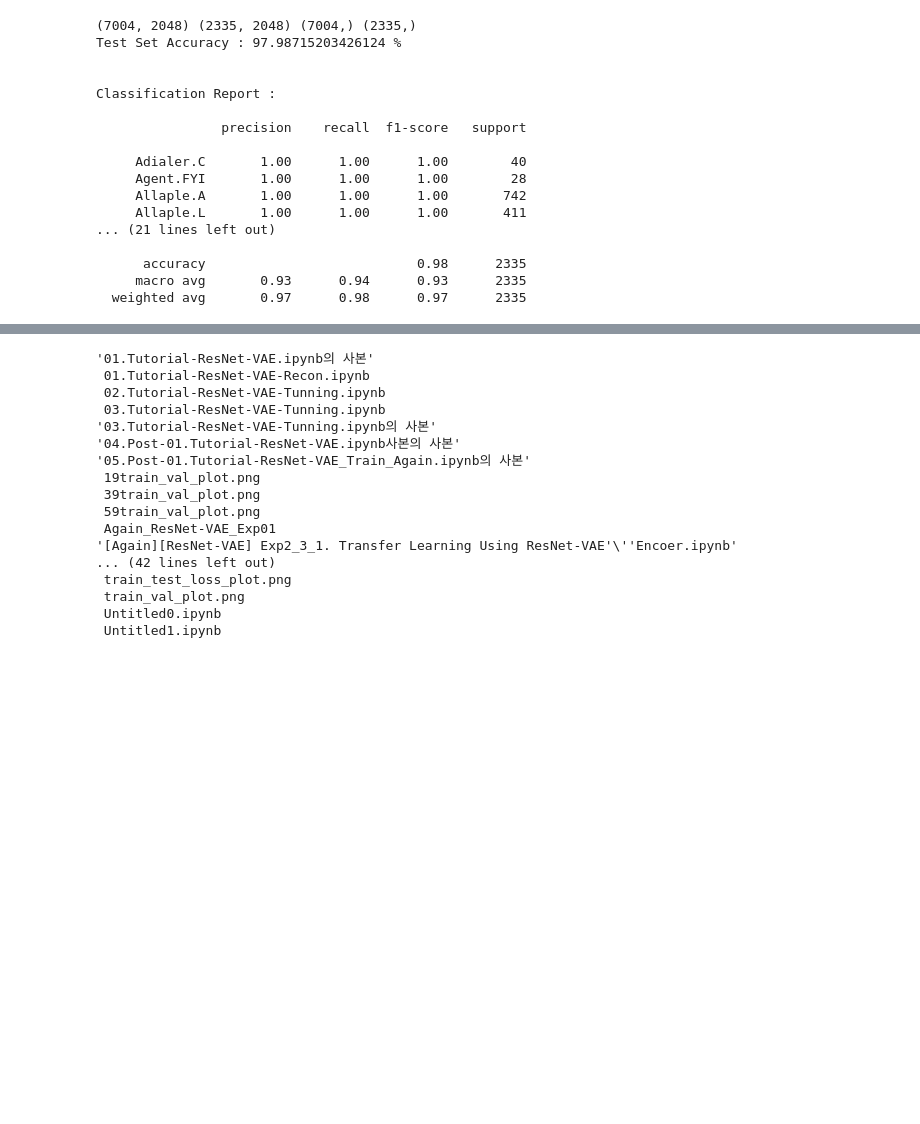
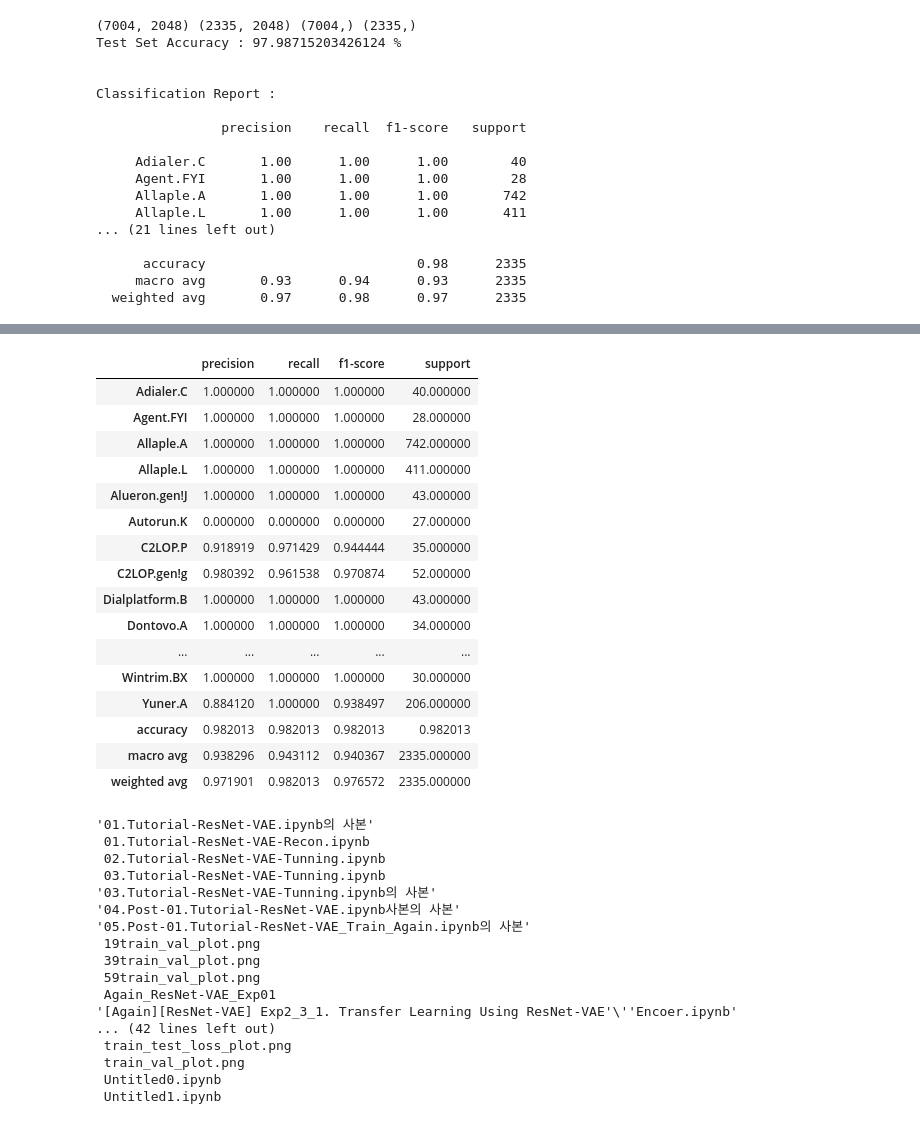
Before and after one commit to Steve-YJ/Colab_Exercise, a Jupyter notebook: [Graduate]_(feature_extraction)_03_ResNet_152_FeatureExtraction_from_pretrained_finetune_ResNet_152.ipynb, the cells around one changed output, grey strips where cells are left out. Cells and saved outputs as stored; diff of their text form; code cells hidden in the pictures; blank space fills up the shorter version.

Commit message:
:bookmark: Start Training ResNet-VAE latent vector with SVM one-vs-rest -20.11.20.Fri. am 100-

```diff
--- a/[Graduate]_(feature_extraction)_03_ResNet_152_FeatureExtraction_from_pretrained_finetune_ResNet_152.ipynb
+++ b/[Graduate]_(feature_extraction)_03_ResNet_152_FeatureExtraction_from_pretrained_finetune_ResNet_152.ipynb
@@ -838,0 +766,5 @@ Classification Report :
+# %%
+target = pd.DataFrame(latent_vectors[:, -1], columns=['type'])
+target = target['type'].apply(lambda x: target_name[x])
+merged = pd.concat([result, target], axis=1)
+merged.head()
@@ -838,0 +779,32 @@ Classification Report :
+# %%
+from sklearn.datasets import load_wine
+from sklearn.multiclass import OneVsRestClassifier
+from sklearn.svm import SVC
+from sklearn.metrics import accuracy_score, classification_report
+from sklearn.model_selection import train_test_split
+import warnings
+import numpy as np
+from sklearn.model_selection import train_test_split
+
+
+X, y = merged.iloc[:, :-1], merged.iloc[:, -1]
+X_train, X_test, y_train, y_test = train_test_split(X, y, test_size=0.25, random_state=42)
+
+print(X_train.shape, X_test.shape, y_train.shape, y_test.shape)
+
+'''
+Reference: https://www.geeksforgeeks.org/one-vs-rest-strategy-for-multi-class-classification/
+'''
+
+# Creating the SVM model
+model = OneVsRestClassifier(SVC())
+
+# Fitting the model with training data
+model.fit(X_train, y_train)
+
+# Making a prediction on the test set
+prediction = model.predict(X_test)
+
+# Evaluating the model
+print(f"Test Set Accuracy : {accuracy_score(y_test, prediction) * 100} %\n\n")
+print(f"Classification Report : \n\n{classification_report(y_test, prediction)}")
@@ -838,0 +829,21 @@ Classification Report :
+# %%
+df = pd.DataFrame(classification_report(y_test, prediction, output_dict=True)).transpose()
+df
+# %% [output]
+|  | precision | recall | f1-score | support |
+| Adialer.C | 1.000000 | 1.000000 | 1.000000 | 40.000000 |
+| Agent.FYI | 1.000000 | 1.000000 | 1.000000 | 28.000000 |
+| Allaple.A | 1.000000 | 1.000000 | 1.000000 | 742.000000 |
+| Allaple.L | 1.000000 | 1.000000 | 1.000000 | 411.000000 |
+| Alueron.gen!J | 1.000000 | 1.000000 | 1.000000 | 43.000000 |
+| Autorun.K | 0.000000 | 0.000000 | 0.000000 | 27.000000 |
+| C2LOP.P | 0.918919 | 0.971429 | 0.944444 | 35.000000 |
+| C2LOP.gen!g | 0.980392 | 0.961538 | 0.970874 | 52.000000 |
+| Dialplatform.B | 1.000000 | 1.000000 | 1.000000 | 43.000000 |
+| Dontovo.A | 1.000000 | 1.000000 | 1.000000 | 34.000000 |
+| ... | ... | ... | ... | ... |
+| Wintrim.BX | 1.000000 | 1.000000 | 1.000000 | 30.000000 |
+| Yuner.A | 0.884120 | 1.000000 | 0.938497 | 206.000000 |
+| accuracy | 0.982013 | 0.982013 | 0.982013 | 0.982013 |
+| macro avg | 0.938296 | 0.943112 | 0.940367 | 2335.000000 |
+| weighted avg | 0.971901 | 0.982013 | 0.976572 | 2335.000000 |
```
Also changed, not shown: parts of 11 cells of this notebook.
